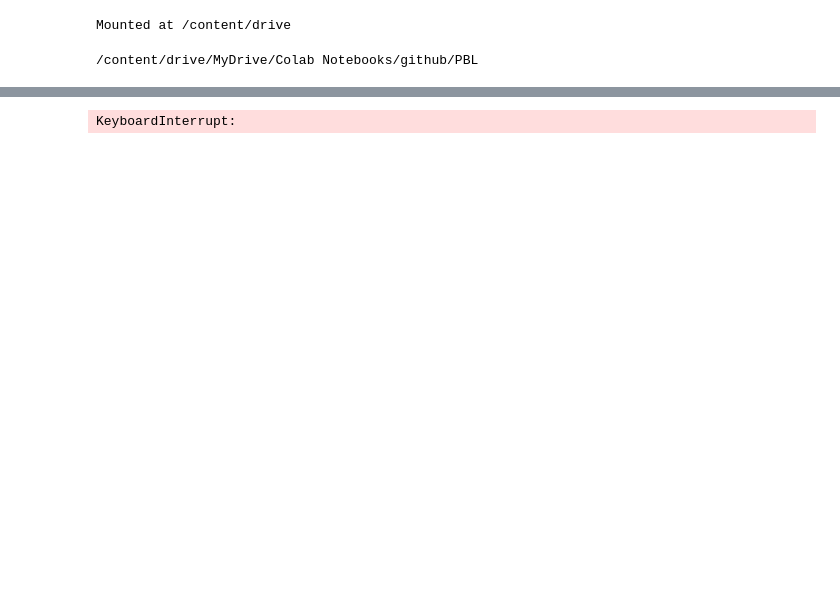
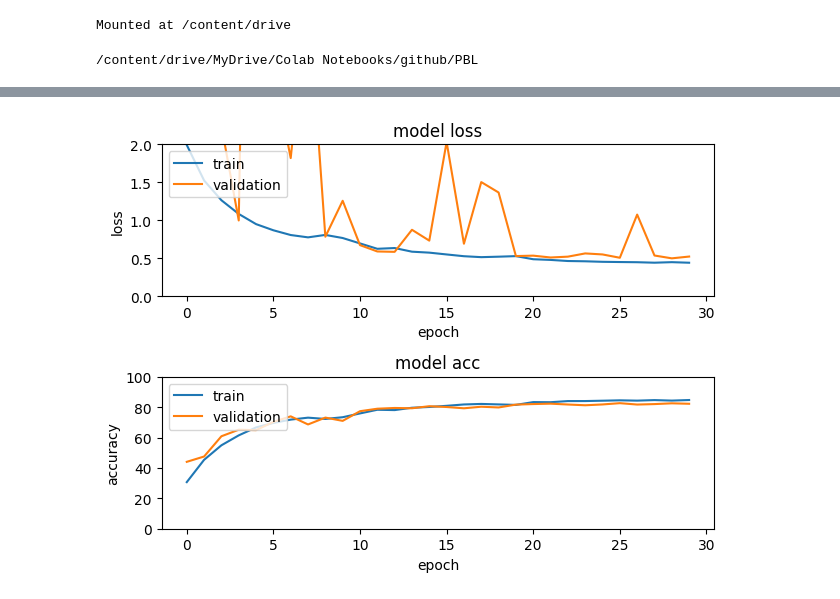
Before and after one commit to Pjumo/PBL, a Jupyter notebook: model_test.ipynb, the cells around one changed output, grey strips where cells are left out. Saved outputs shown, nothing was run; the diff lists cells and outputs as text; code cells hidden in the pictures; blank space fills up the shorter version.

```diff
--- a/model_test.ipynb
+++ b/model_test.ipynb
@@ -61,7 +61,7 @@ test_loader = torch.utils.data.DataLoader(dataset=test_dataset, batch_size=batch
 
 cnt_progress = len(train_loader) // 30
 
-model_name = 'resnet34'
+model_name = 'efficientnet_b6'
 model = model_loader.load(model_name, num_class=10).to(device)
 
 optimizer = torch.optim.SGD(model.parameters(), lr=0.01, momentum=0.9, weight_decay=1e-4)
@@ -184 +200 @@ Downloading https://www.cs.toronto.edu/~kriz/cifar-10-python.tar.gz to ./train/c
-KeyboardInterrupt:
+[figure, added]
```
Also changed, not shown: parts of 1 cell of this notebook, 1 other file.
